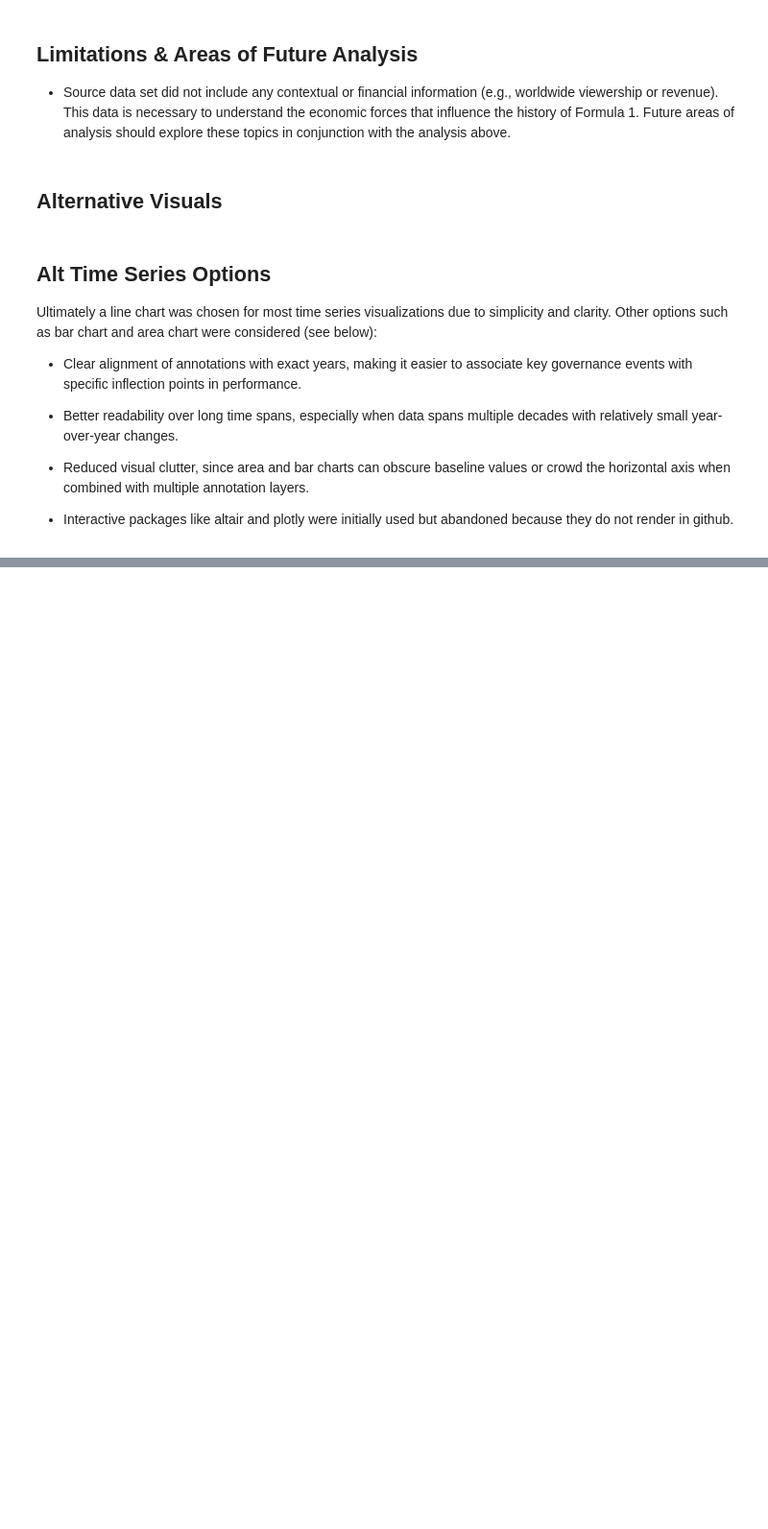
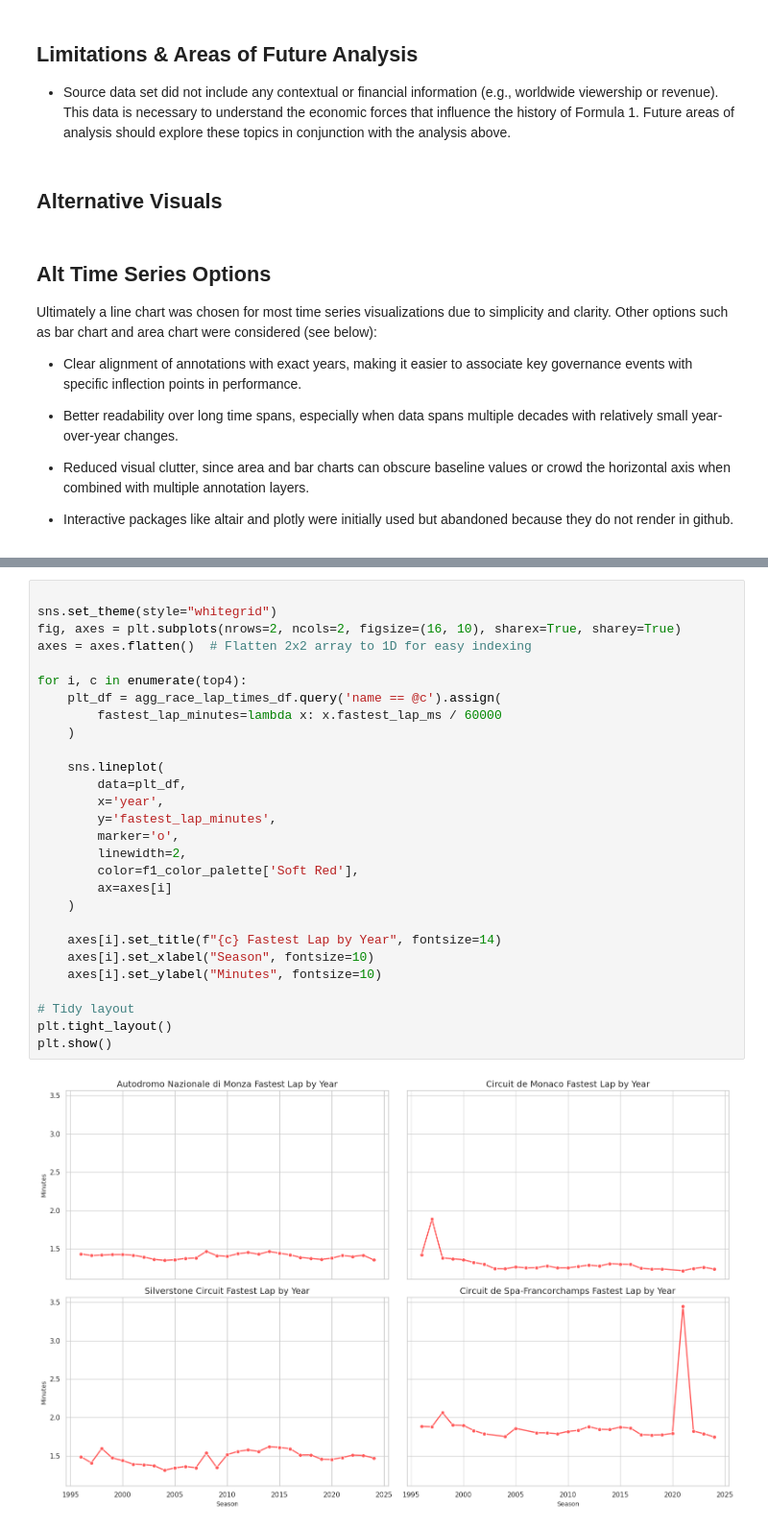
Before and after one commit to davidgoins236/data_viz_final_project, a Jupyter notebook: data_viz_final_project.ipynb, the cells around one changed output, grey strips where cells are left out. Shown at 96% size. Cells and saved outputs as stored; diff of their text form; blank space fills up the shorter version.

```diff
--- a/data_viz_final_project.ipynb
+++ b/data_viz_final_project.ipynb
@@ -349,3 +526,33 @@ for year, event in key_events.items():
 fig.show()
 # %% [output]
 [interactive output not drawn]
+# %%
+
+sns.set_theme(style="whitegrid")
+fig, axes = plt.subplots(nrows=2, ncols=2, figsize=(16, 10), sharex=True, sharey=True)
+axes = axes.flatten()  # Flatten 2x2 array to 1D for easy indexing
+
+for i, c in enumerate(top4):
+    plt_df = agg_race_lap_times_df.query('name == @c').assign(
+        fastest_lap_minutes=lambda x: x.fastest_lap_ms / 60000
+    )
+
+    sns.lineplot(
+        data=plt_df,
+        x='year',
+        y='fastest_lap_minutes',
+        marker='o',
+        linewidth=2,
+        color=f1_color_palette['Soft Red'],
+        ax=axes[i]
+    )
+
+    axes[i].set_title(f"{c} Fastest Lap by Year", fontsize=14)
+    axes[i].set_xlabel("Season", fontsize=10)
+    axes[i].set_ylabel("Minutes", fontsize=10)
+
+# Tidy layout
+plt.tight_layout()
+plt.show()
+# %% [output]
+[figure, added]
```
Also changed, not shown: parts of 14 cells of this notebook.
